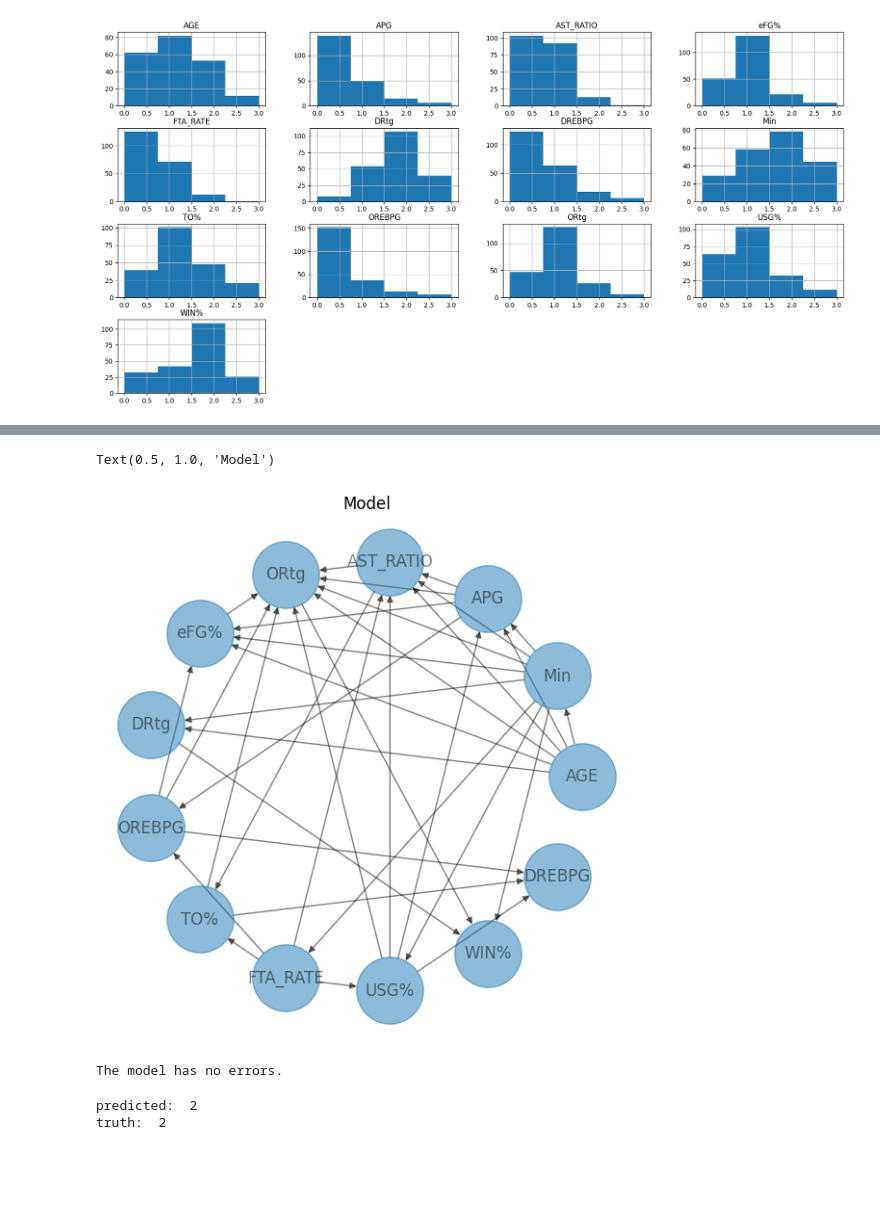
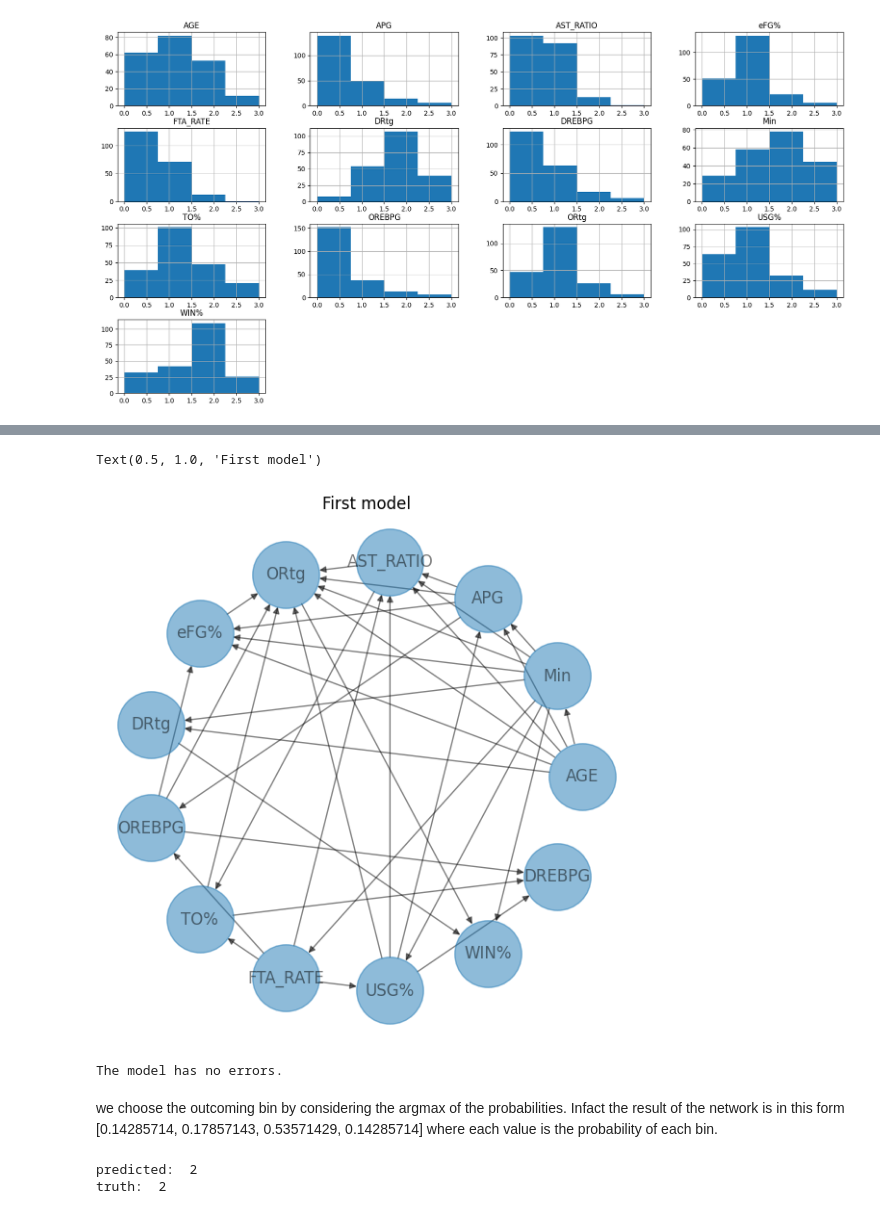
Before and after one commit to CacioCavalloIsNotReal/FAIKR_project_NBA, a Jupyter notebook: project.ipynb, the cells around one changed output, grey strips where cells are left out. Cells and saved outputs as stored; diff of their text form; code cells hidden in the pictures; blank space fills up the shorter version.

```diff
--- a/project.ipynb
+++ b/project.ipynb
@@ -308,28 +281,28 @@ array([[<Axes: title={'center': 'AGE'}>, <Axes: title={'center': 'APG'}>,
 # %%
 custom_model = BayesianNetwork([('AGE', 'Min'), ('AGE', 'APG'),
                                 ('AGE', 'AST_RATIO'), ('AGE', 'ORtg'),
                                 ('AGE', 'eFG%'), ('AGE', 'DRtg'),
                                 ('APG', 'AST_RATIO'), ('APG', 'OREBPG'),
                                 ('APG', 'ORtg'), ('APG', 'eFG%'),
                                 ('AST_RATIO', 'ORtg'), ('AST_RATIO', 'TO%'),
                                 ('eFG%', 'ORtg'),
                                 ('FTA_RATE', 'AST_RATIO'), ('FTA_RATE', 'OREBPG'),
                                 ('FTA_RATE', 'TO%'), ('FTA_RATE', 'USG%'),
                                 ('DRtg', 'WIN%'),
                                 ('Min', 'FTA_RATE'), ('Min', 'APG'),
                                 ('Min', 'AST_RATIO'), ('Min', 'USG%'),
                                 ('Min', 'ORtg'), ('Min', 'eFG%'),
                                 ('Min', 'WIN%'), ('Min', 'DRtg'),
                                 ('TO%', 'DREBPG'), ('TO%', 'ORtg'),
                                 ('OREBPG', 'eFG%'), ('OREBPG', 'ORtg'),
                                 ('OREBPG', 'DREBPG'),
                                 ('ORtg', 'WIN%'),
                                 ('USG%', 'APG'), ('USG%', 'AST_RATIO'),
                                 ('USG%', 'DREBPG'), ('USG%', 'ORtg')])
 fig, ax = plt.subplots(1, 1, figsize=(7, 7))
 nx.draw_circular(custom_model, with_labels=True, node_size=2500, alpha=0.5, ax=ax)
-ax.set_title('Model')
+ax.set_title('First model')
 # %% [output]
-Text(0.5, 1.0, 'Model')
+Text(0.5, 1.0, 'First model')
-[figure, old version]
+[figure, new version]
 # %%
@@ -342 +316,3 @@ nb_inference = VariableElimination(custom_model)
+# %% [markdown]
+we choose the outcoming bin by considering the argmax of the probabilities. Infact the result of the network is in this form [0.14285714, 0.17857143, 0.53571429, 0.14285714] where each value is the probability of each bin.
 # %%
```
Also changed, not shown: parts of 60 cells of this notebook.
